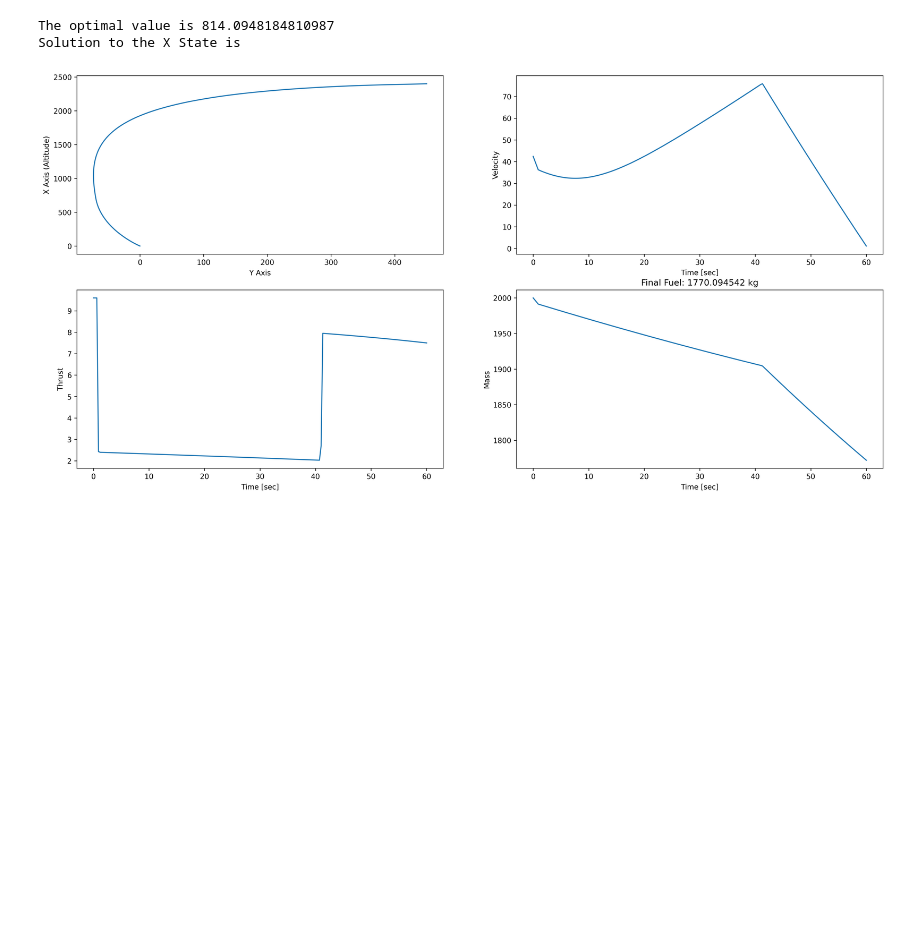
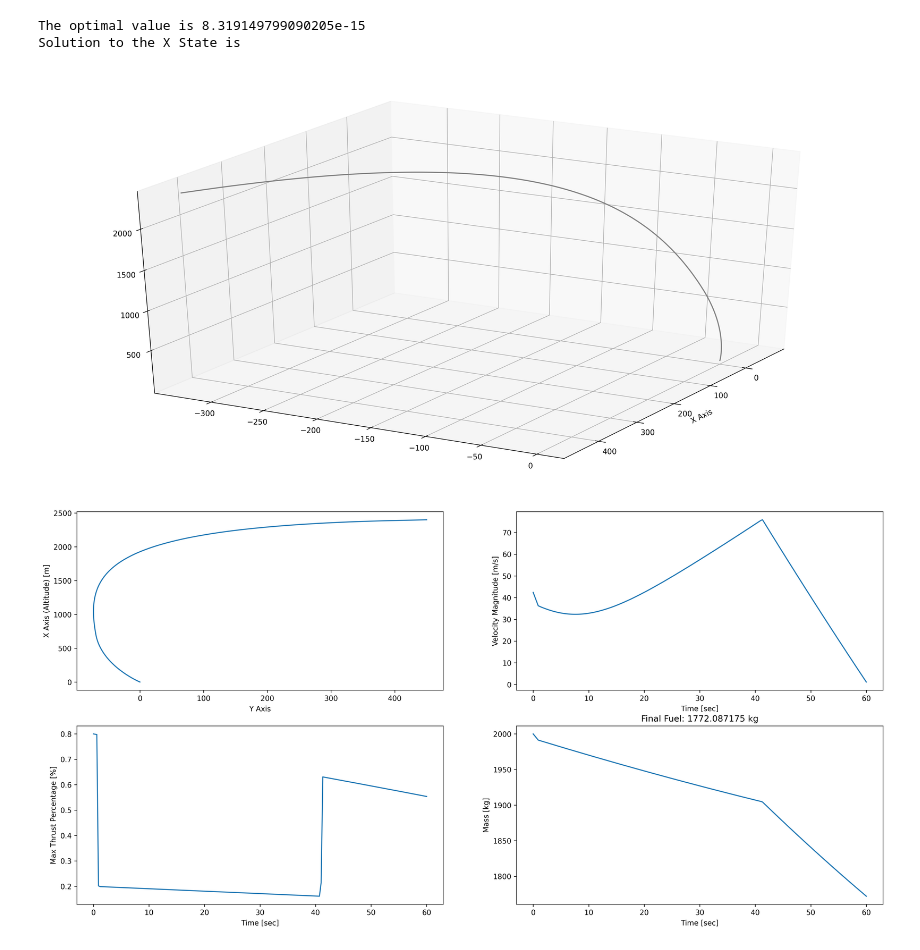
Before and after one commit to lunarnaut93/Convex_Soft_Landing_IAC, a Jupyter notebook: Soft_Landing_Convex_Problem.ipynb, the cells around one changed output. Drawn from its saved outputs; the diff is of its cells as text; code cells hidden in the pictures; blank space fills up the shorter version.

```diff
--- a/Soft_Landing_Convex_Problem.ipynb
+++ b/Soft_Landing_Convex_Problem.ipynb
@@ -68,3 +77,6 @@ dm_t = cp.Variable([1,n])   # Mass Flow time history
 
 # Define the slack variable
 Gamma_t = cp.Variable([1,n])   # Mass Flow time history
+# %%
+i = 1
+x_t[0:2+1,i] - x_t[0:2+1,-1]
@@ -71,3 +85,8 @@ Gamma_t = cp.Variable([1,n])   # Mass Flow time history
+# %%
+# Construct the glide constraint (Have to do this way because cvx py cannot handle matrix + vector calculations)
+glide_const = []
+for i in range(n):
+  glide_const.append(-c.T * (x_t[0:2+1,i] - x_t[0:2+1,-1]) <= 0)
 # %%
 # Define the Convex Relaxed Minimum Landing Error Problem
 
@@ -97,13 +116,17 @@ min_land_err_const = [
                       z_t[0,1:n+1] == z_t[0,0:n] + dz_t[0,:] * tstep,            # Need to update the mass based on the change in states
 
                       cp.norm(u_t, axis=0) <= sigma_t[0,:],                      # (34)
-                      n_hat * u_t >= np.cos(theta) * sigma_t[0,:],               # (34) # Should substitute n_hat with an actual value
+                      n_hat * u_t >= np.cos(theta) * sigma_t[0,:],               # (34)
 
                       # Revised control constraints
                       rho_1 * np.exp(-z_0[0]) * ((1 - (z_t[0,0:n] - z_0)) + cp.power((z_t[0,0:n] - z_0),2) / 2) <= sigma_t[0,:],
                       sigma_t[0,:] <= rho_2 * np.exp(-z_0[0]) * (1 - (z_t[0,0:n] - z_0)),
+
                       ]       # (19)
 
+# Include Glide Constraints
+min_land_err_const = min_land_err_const + glide_const
+
 min_land_err_prob = cp.Problem(min_land_err_obj, min_land_err_const)
 # %%
 min_land_err_prob.solve()  # Returns the optimal value.
@@ -184,34 +225,45 @@ min_fuel_prob.solve()  # Returns the optimal value.
 # %%
 # Print result.
-print("\nThe optimal value is", min_fuel_prob.value)
+print("\nThe optimal value is", min_land_err_prob.value)
 print("Solution to the X State is")
 
 x_t_sln = x_t.value
+m_t = np.exp(z_t[0,:-1].value)
+T_t = np.multiply(u_t[:,:].value, m_t)
+
+fig = plt.figure()
+ax = plt.axes(projection='3d')
+ax.plot3D(x_t_sln[1,:-1],  x_t_sln[2,:-1], x_t_sln[0,:-1],  'gray')
+plt.xlabel('Y Axis')
+plt.xlabel('Z Axis')
+plt.xlabel('X Axis')
+ax.view_init(30, 30)
 
 fig = plt.figure()
 plt.subplot(2,2,1)
 plt.plot(x_t_sln[1,:-1], x_t_sln[0,:-1])
-plt.ylabel('X Axis (Altitude)')
+plt.ylabel('X Axis (Altitude) [m]')
 plt.xlabel('Y Axis')
 
 plt.subplot(2,2,2)
 plt.plot(ts, np.linalg.norm(x_t_sln[3:5+1,:-1], axis=0))
-plt.ylabel('Velocity')
+plt.ylabel('Velocity Magnitude [m/s]')
 plt.xlabel('Time [sec]')
 
 plt.subplot(2,2,3)
-plt.plot(ts, np.linalg.norm(u_t[:,:].value, axis=0))
-plt.ylabel('Thrust')
+plt.plot(ts, np.linalg.norm(T_t, axis=0) / T_max)
+plt.ylabel('Max Thrust Percentage [%]')
 plt.xlabel('Time [sec]')
 
 plt.subplot(2,2,4)
-plt.plot(ts, (np.exp(z_t[0,:-1].value)))
-plt.ylabel('Mass')
+plt.plot(ts, m_t)
+plt.ylabel('Mass [kg]')
 plt.xlabel('Time [sec]')
-plt.title('Final Fuel: %f kg' % (np.exp(z_t[0,-1].value)))
+plt.title('Final Fuel: %f kg' % (m_t[-1]))
 
-plt.rcParams['figure.figsize'] = [15, 10]
+plt.rcParams['figure.figsize'] = [20, 10]
 # %% [output]
-The optimal value is 814.0948184810987
+The optimal value is 8.319149799090205e-15
 Solution to the X State is
-[figure, old version]
+[figure, new version]
+[figure, added]
```
Also changed, not shown: parts of 7 cells of this notebook.
